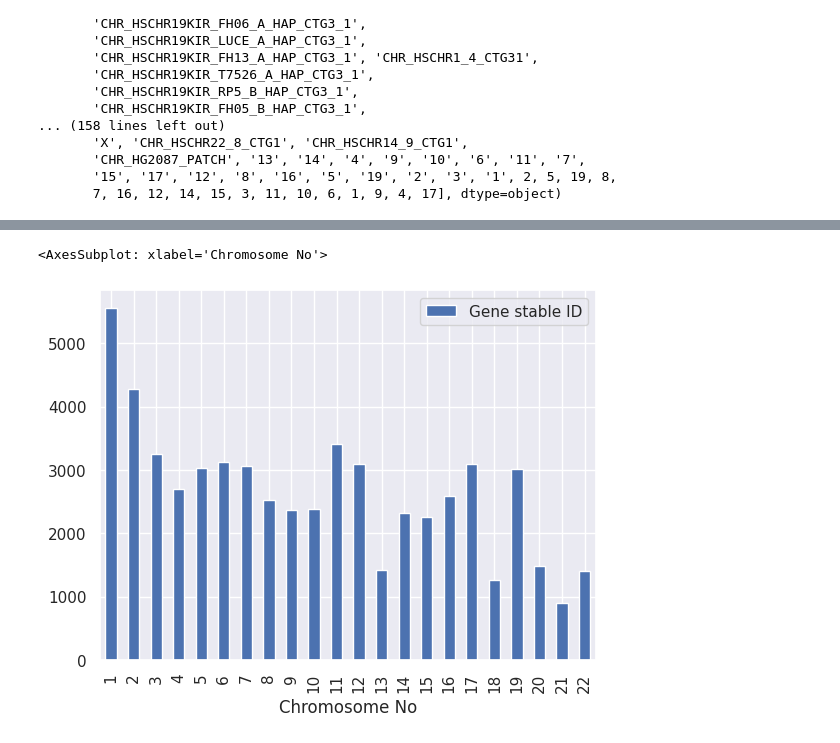
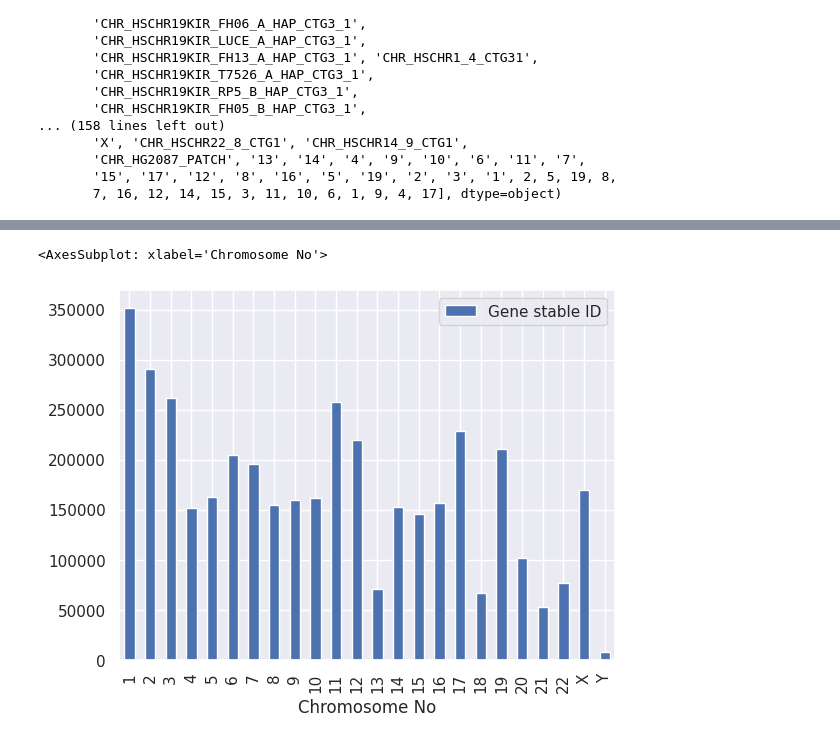
Before and after one commit to SPS-SP2273/learning-portfolio-shawn1368, a Jupyter notebook: Yuan Zhe's Problems/problem_set_5.ipynb, the cells around one changed output, grey strips where cells are left out. Cells and saved outputs as stored; diff of their text form; code cells hidden in the pictures.

```diff
--- a/Yuan Zhe's Problems/problem_set_5.ipynb
+++ b/Yuan Zhe's Problems/problem_set_5.ipynb
@@ -335,7 +365,12 @@ array(['MT', 'KI270442.1', 'GL000009.2', 'CHR_HSCHR2_2_CTG1',
        7, 16, 12, 14, 15, 3, 11, 10, 6, 1, 9, 4, 17], dtype=object)
 # %%
 # Filter out all non-numeric values
-df_genes_chromosome = df_genes_filtered[pd.to_numeric(df_genes_filtered["Chromosome/scaffold name"], errors="coerce").notnull()]
+# Also need to pull out X and Y chromosome
+df_genes_chromosome1 = df_genes_filtered[pd.to_numeric(df_genes_filtered["Chromosome/scaffold name"], errors="coerce").notnull()]
+df_genes_chr1_cleaned = df_genes_chromosome1.copy()
+df_genes_chr1_cleaned["Chromosome/scaffold name"] = pd.to_numeric(df_genes_chromosome1["Chromosome/scaffold name"])
+df_genes_chromosome2 = df_genes_filtered[(df_genes_filtered["Chromosome/scaffold name"] == 'X') | (df_genes_filtered["Chromosome/scaffold name"] == 'Y')]
+df_genes_chromosome = pd.concat([df_genes_chr1_cleaned, df_genes_chromosome2], axis=0)
 df_genes_chromosome = df_genes_chromosome.rename(columns={"Chromosome/scaffold name": "Chromosome No"})
 df_genes_chromosome.info()
 # %% [output]
@@ -354,6 +401,6 @@ df_genes_chr_cleaned["Chromosome No"] = pd.to_numeric(df_genes_chromosome["Chrom
 # %%
-df_genes_chr_grouped = df_genes_chr_cleaned.groupby(by="Chromosome No").nunique()
+df_genes_chr_grouped = df_genes_chromosome.groupby(by="Chromosome No").count()
 df_genes_chr_grouped.plot(kind="bar")
 # %% [output]
 <AxesSubplot: xlabel='Chromosome No'>
-[figure, old version]
+[figure, new version]
```
Also changed, not shown: parts of 13 cells of this notebook, 2 other files.
